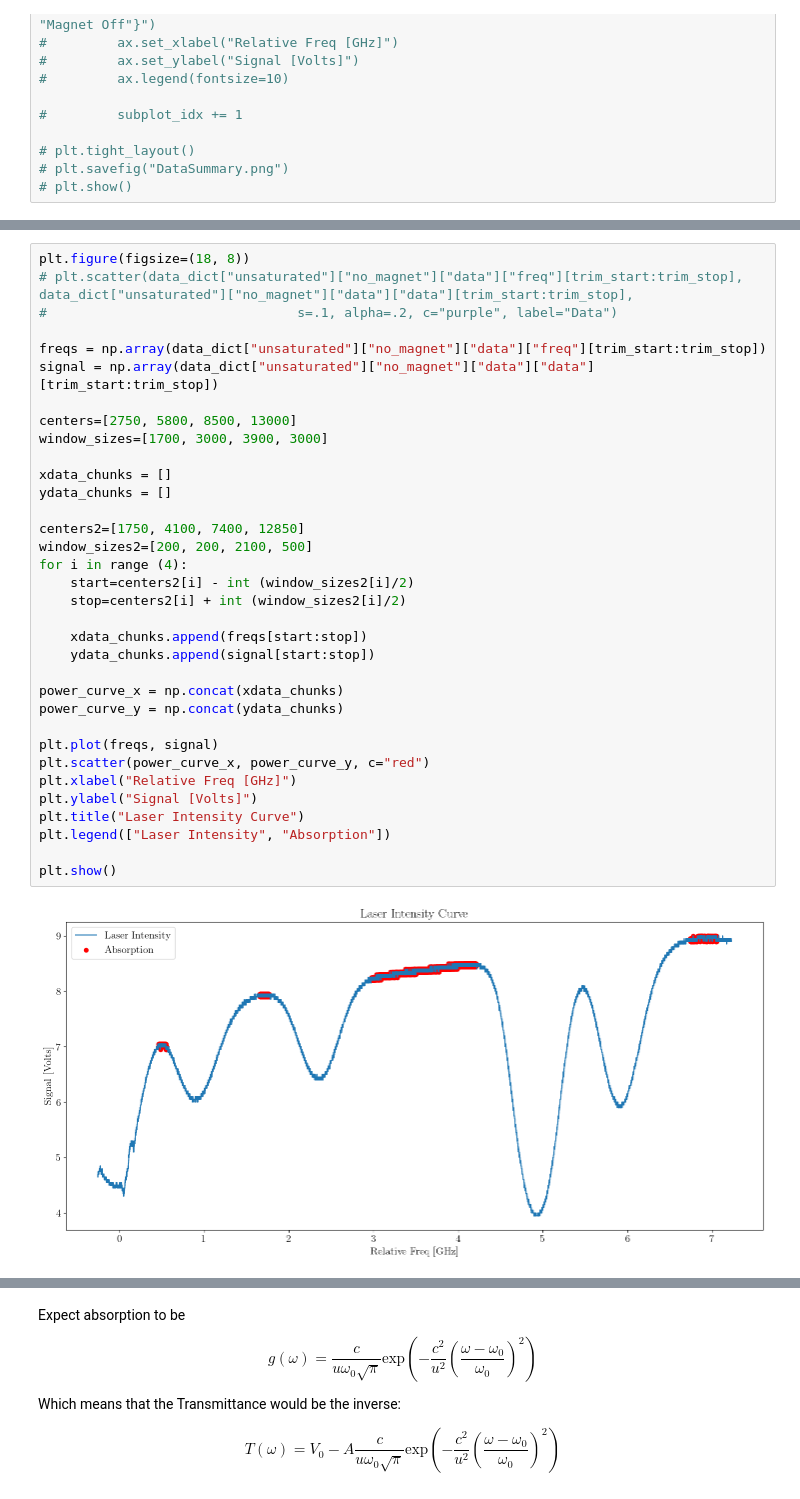
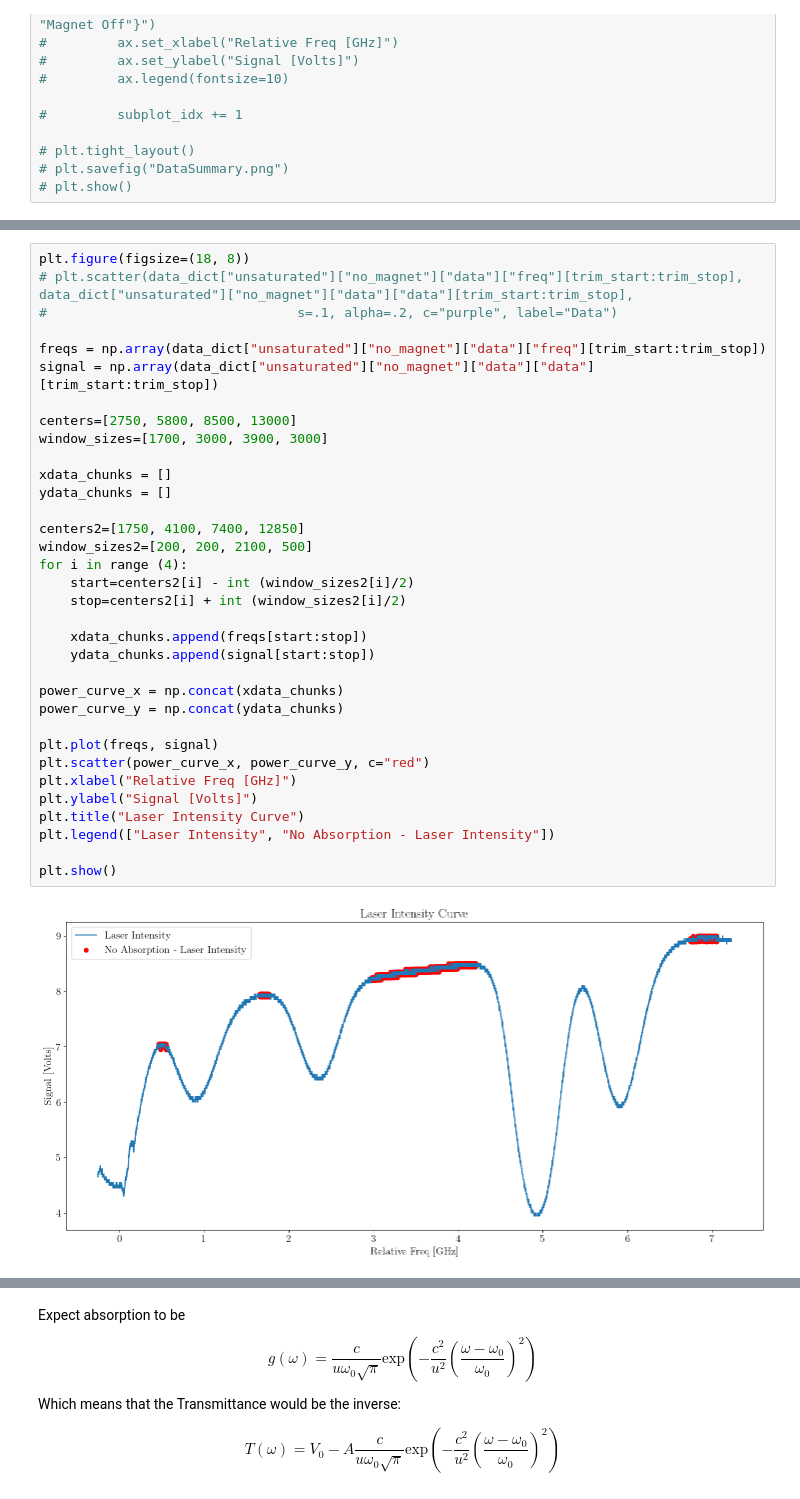
Before and after one commit to andres-luengo/alden-andres-max-most-dangerous-4450-trio, a Jupyter notebook: rb-spectroscopy/doppler_broadening.ipynb, the cells around one changed output, grey strips where cells are left out. Drawn from its saved outputs; the diff is of its cells as text.

```diff
--- a/rb-spectroscopy/doppler_broadening.ipynb
+++ b/rb-spectroscopy/doppler_broadening.ipynb
@@ -171,35 +194,35 @@ plt.figure(figsize=(18, 8))
 
 freqs = np.array(data_dict["unsaturated"]["no_magnet"]["data"]["freq"][trim_start:trim_stop])
 signal = np.array(data_dict["unsaturated"]["no_magnet"]["data"]["data"][trim_start:trim_stop])
 
 centers=[2750, 5800, 8500, 13000]
 window_sizes=[1700, 3000, 3900, 3000]
 
 xdata_chunks = []
 ydata_chunks = []
 
 centers2=[1750, 4100, 7400, 12850]
 window_sizes2=[200, 200, 2100, 500]
 for i in range (4):
     start=centers2[i] - int (window_sizes2[i]/2)
     stop=centers2[i] + int (window_sizes2[i]/2)
 
     xdata_chunks.append(freqs[start:stop])
     ydata_chunks.append(signal[start:stop])
 
 power_curve_x = np.concat(xdata_chunks)
 power_curve_y = np.concat(ydata_chunks)
 
 plt.plot(freqs, signal)
 plt.scatter(power_curve_x, power_curve_y, c="red")
 plt.xlabel("Relative Freq [GHz]")
 plt.ylabel("Signal [Volts]")
 plt.title("Laser Intensity Curve")
-plt.legend(["Laser Intensity", "Absorption"])
+plt.legend(["Laser Intensity", "No Absorption - Laser Intensity"])
 
 plt.show()
 # %% [output]
-[figure, old version]
+[figure, new version]
 # %%
 # fit this first to remove the curve in the data so that the multi-gaussian fit can be used
 def laser_amp_curve_model(x, x0, a, b, c):
```
Also changed, not shown: parts of 13 cells of this notebook.
